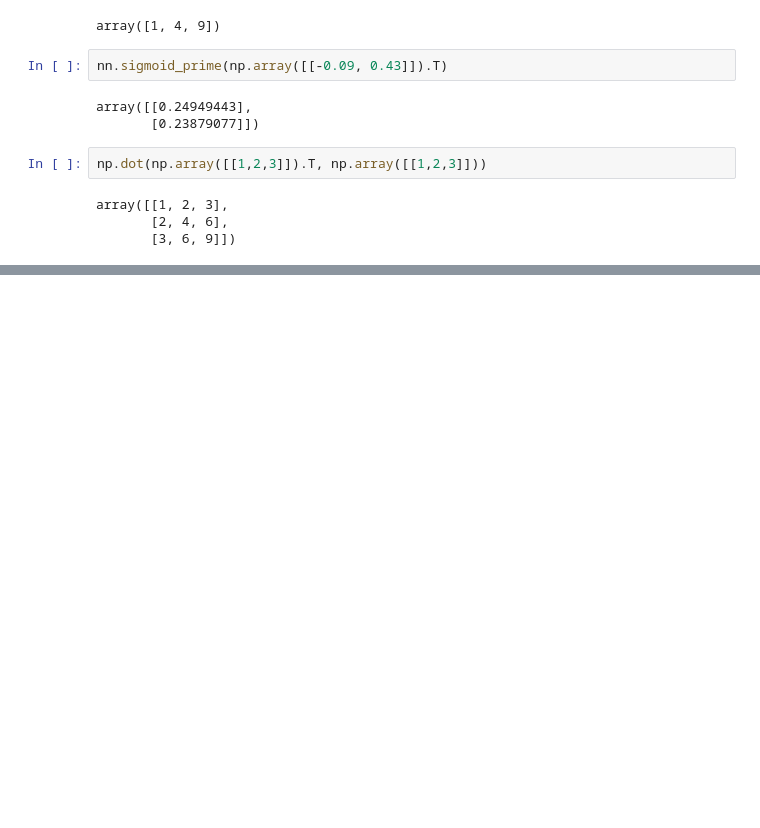
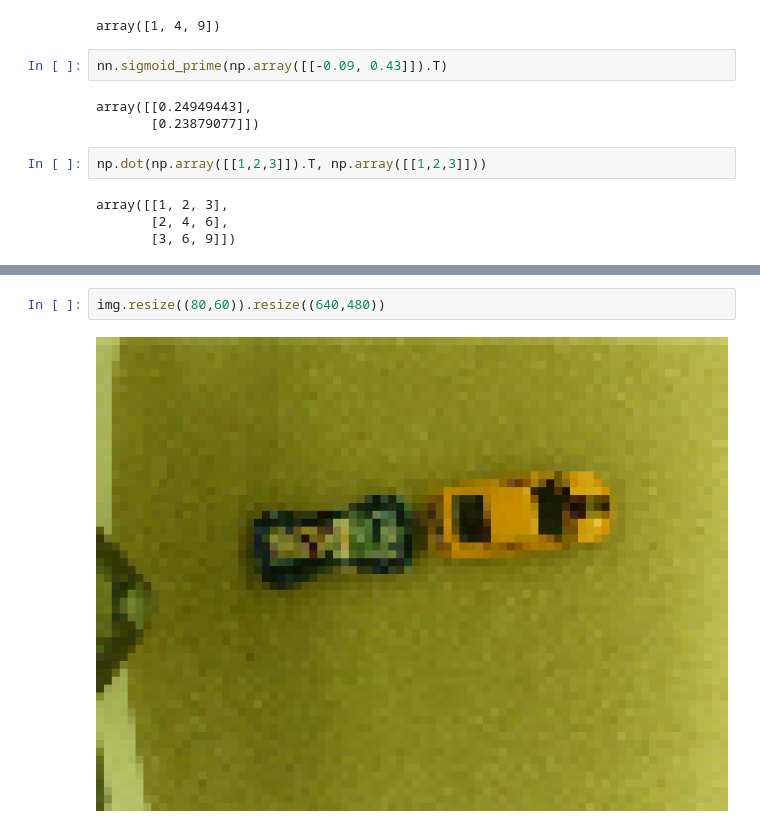
Before and after one commit to PittDreamTeam/neural_network, a Jupyter notebook: Untitled1.ipynb, the cells around one changed output, grey strips where cells are left out. Cells and saved outputs as stored; diff of their text form; blank space fills up the shorter version.

```diff
--- a/Untitled1.ipynb
+++ b/Untitled1.ipynb
@@ -65,0 +134,4 @@ array([[1, 2, 3],
+# %%
+img.resize((80,60)).resize((640,480))
+# %% [output]
+[figure, added]
```
Also changed, not shown: parts of 29 cells of this notebook, 1 other file.
